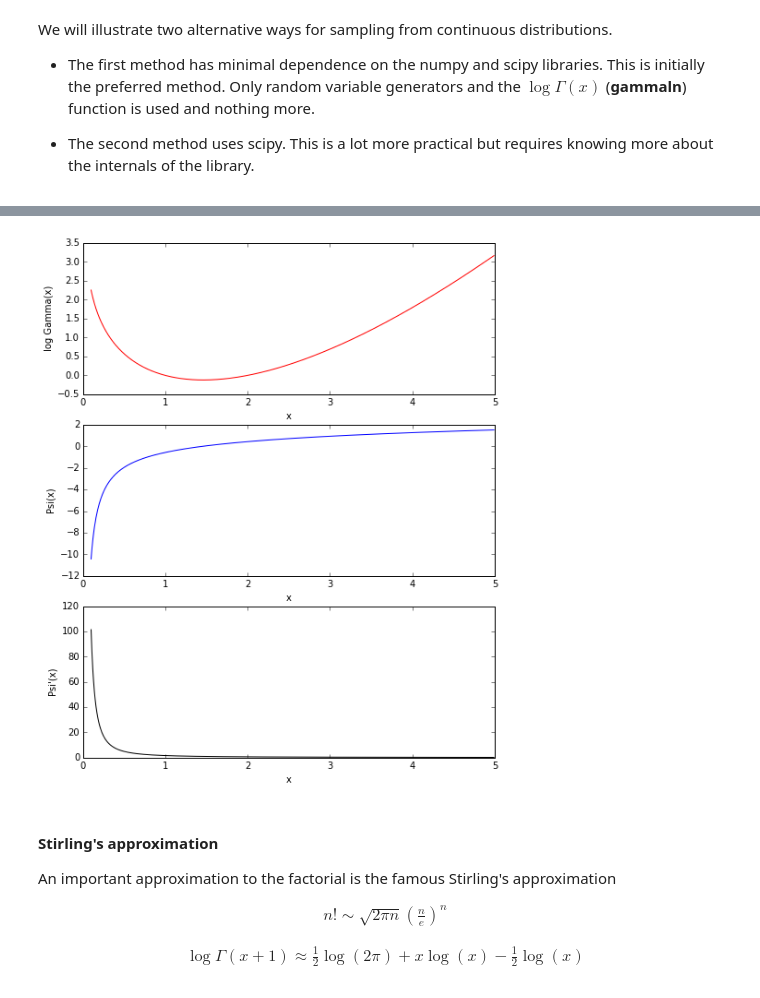
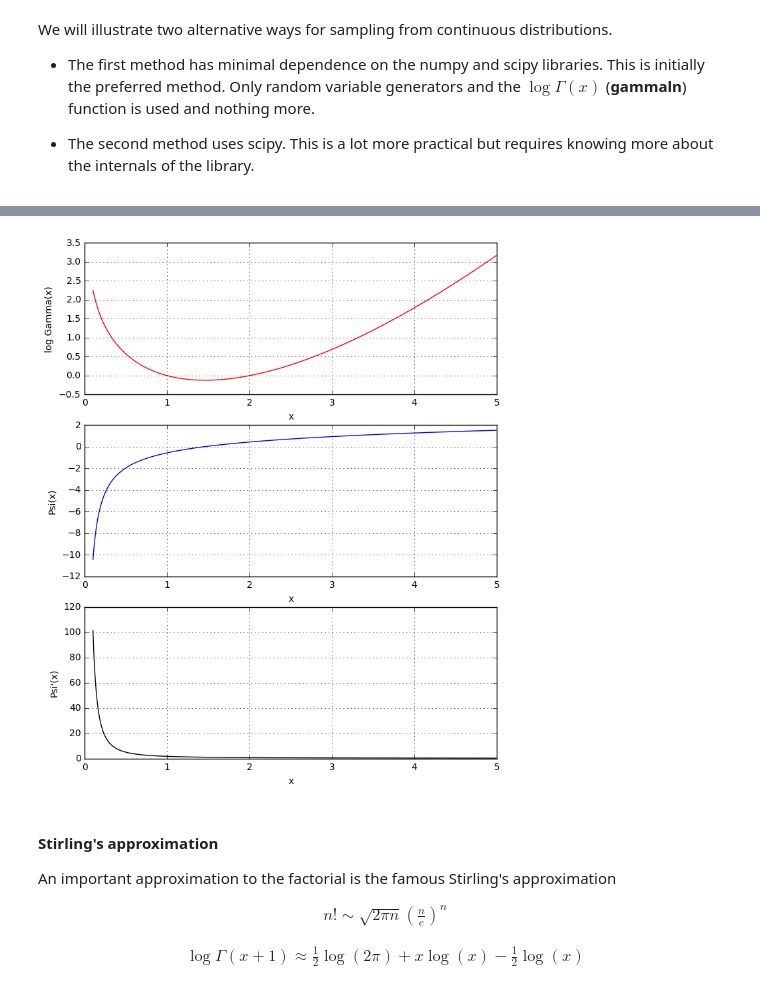
Before and after one commit to atcemgil/notes, a Jupyter notebook: Sampling.ipynb, the cells around one changed output, grey strips where cells are left out. Cells and saved outputs as stored; diff of their text form; code cells hidden in the pictures.

```diff
--- a/Sampling.ipynb
+++ b/Sampling.ipynb
@@ -268,36 +324,39 @@ $$
 # %%
 import numpy as np
 import scipy.special as sps
+import matplotlib.pyplot as plt
 
 x = np.arange(0.1,5,0.01)
 
 f = sps.gammaln(x)
 df = sps.psi(x)
 
 # First derivative of the digamma function
 ddf = sps.polygamma(1,x)
 # sps.psi(x) == sps.polygamma(0,x)
 
 plt.figure(figsize=(8,10))
 plt.subplot(3,1,1)
 plt.plot(x, f, 'r')
+plt.grid(True)
 plt.xlabel('x')
 plt.ylabel('log Gamma(x)')
 
 plt.subplot(3,1,2)
 plt.grid(True)
 plt.plot(x, df, 'b')
 plt.xlabel('x')
 plt.ylabel('Psi(x)')
 
 plt.subplot(3,1,3)
 plt.plot(x, ddf, 'k')
+plt.grid(True)
 plt.xlabel('x')
 plt.ylabel('Psi\'(x)')
 
 plt.show()
 # %% [output]
-[figure, old version]
+[figure, new version]
 # %% [markdown]
 #### Stirling's approximation
 
```
Also changed, not shown: parts of 9 cells of this notebook, 13 other files.
